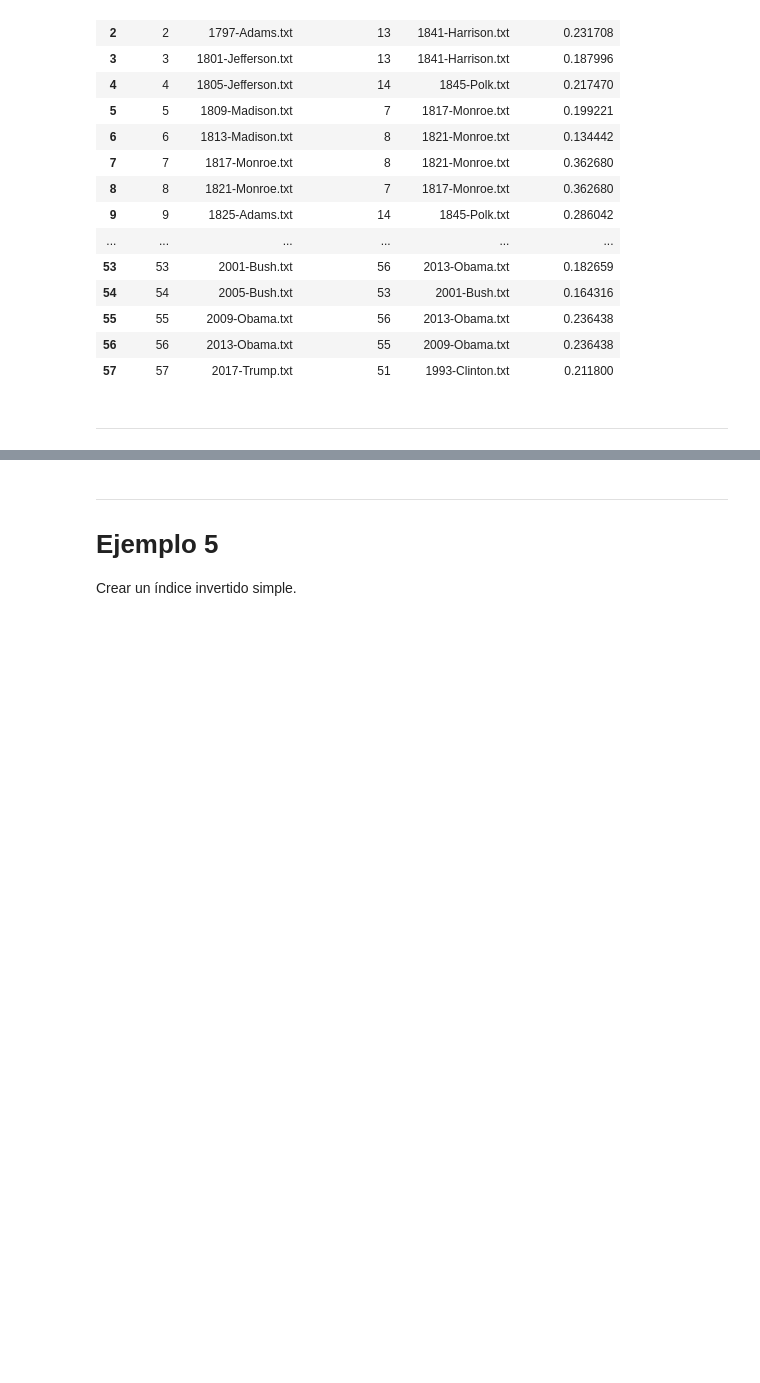
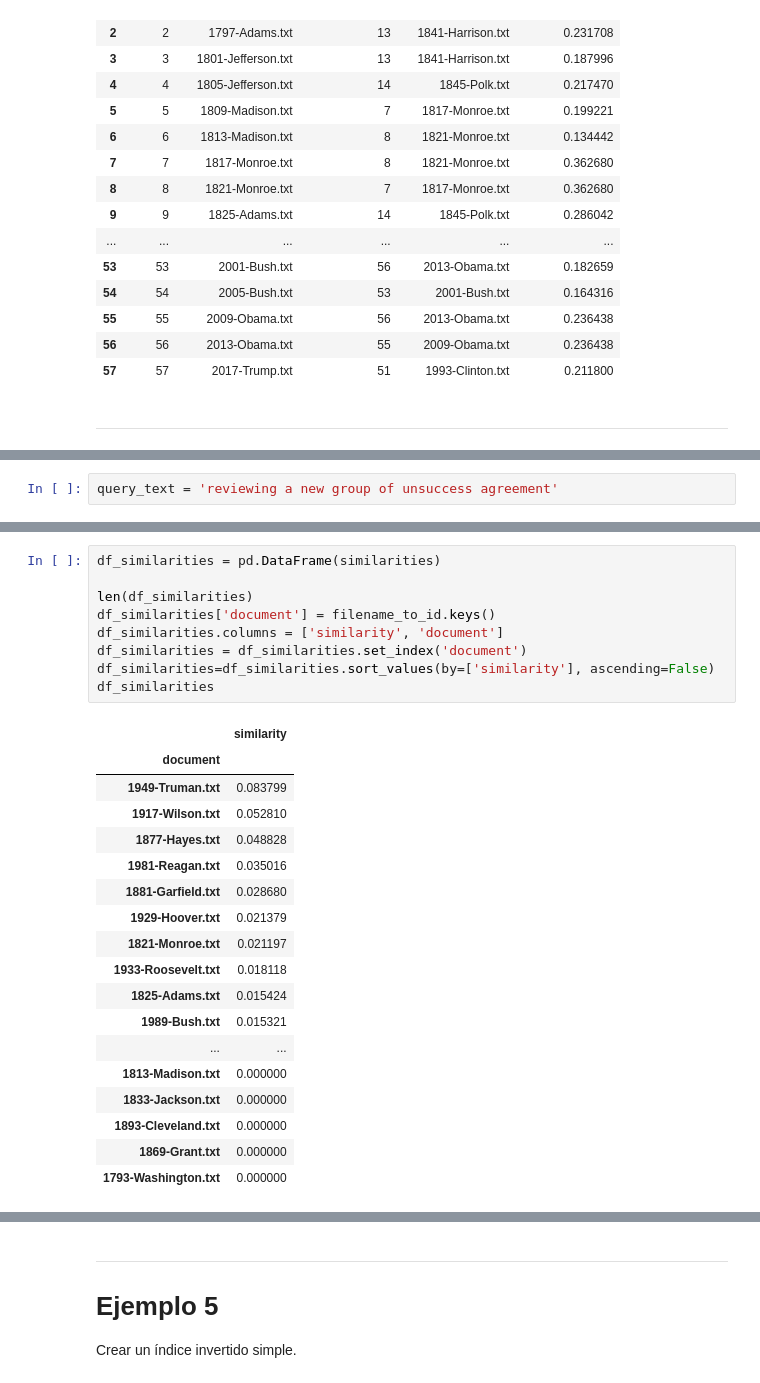
Before and after one commit to FrancoMSuarez/diplomatura-data_science-IA, a Jupyter notebook: TP_Recuperacion_Inf_Elasticsearch/Representacion_de_texto_con_ejercicios_Diplo_2020.ipynb, the cells around one changed output, grey strips where cells are left out. Saved outputs shown, nothing was run; the diff lists cells and outputs as text; blank space fills up the shorter version.

```diff
--- a/TP_Recuperacion_Inf_Elasticsearch/Representacion_de_texto_con_ejercicios_Diplo_2020.ipynb
+++ b/TP_Recuperacion_Inf_Elasticsearch/Representacion_de_texto_con_ejercicios_Diplo_2020.ipynb
@@ -507,0 +514,2 @@ df_similarities_documents
+# %%
+query_text = 'reviewing a new group of unsuccess agreement'
@@ -507,0 +560,28 @@ df_similarities_documents
+# %%
+df_similarities = pd.DataFrame(similarities)
+
+len(df_similarities)
+df_similarities['document'] = filename_to_id.keys()
+df_similarities.columns = ['similarity', 'document']
+df_similarities = df_similarities.set_index('document')
+df_similarities=df_similarities.sort_values(by=['similarity'], ascending=False)
+df_similarities
+# %% [output]
+|  | similarity |
+| document |  |
+| 1949-Truman.txt | 0.083799 |
+| 1917-Wilson.txt | 0.052810 |
+| 1877-Hayes.txt | 0.048828 |
+| 1981-Reagan.txt | 0.035016 |
+| 1881-Garfield.txt | 0.028680 |
+| 1929-Hoover.txt | 0.021379 |
+| 1821-Monroe.txt | 0.021197 |
+| 1933-Roosevelt.txt | 0.018118 |
+| 1825-Adams.txt | 0.015424 |
+| 1989-Bush.txt | 0.015321 |
+| ... | ... |
+| 1813-Madison.txt | 0.000000 |
+| 1833-Jackson.txt | 0.000000 |
+| 1893-Cleveland.txt | 0.000000 |
+| 1869-Grant.txt | 0.000000 |
+| 1793-Washington.txt | 0.000000 |
```
Also changed, not shown: parts of 26 cells of this notebook, 1 other file.
